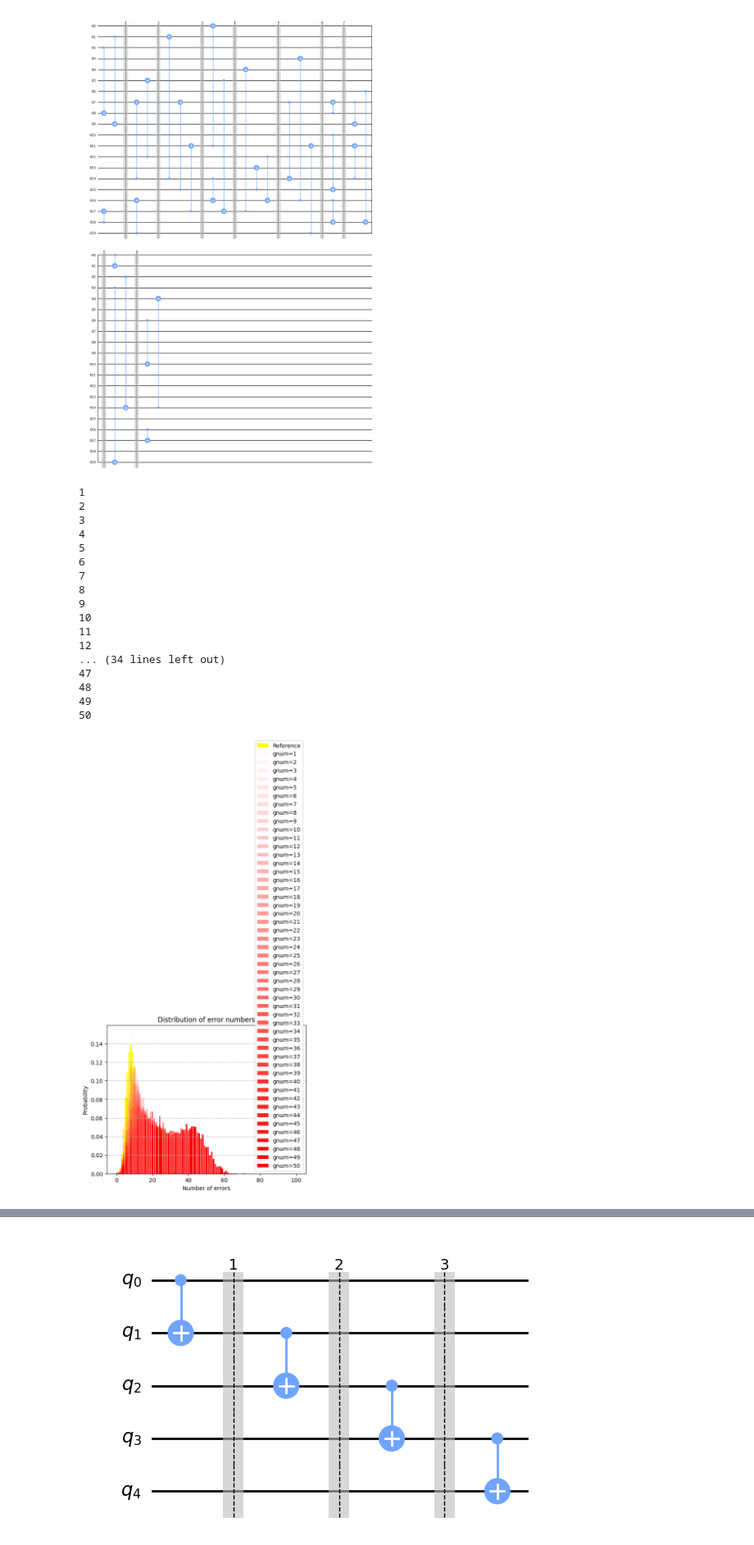
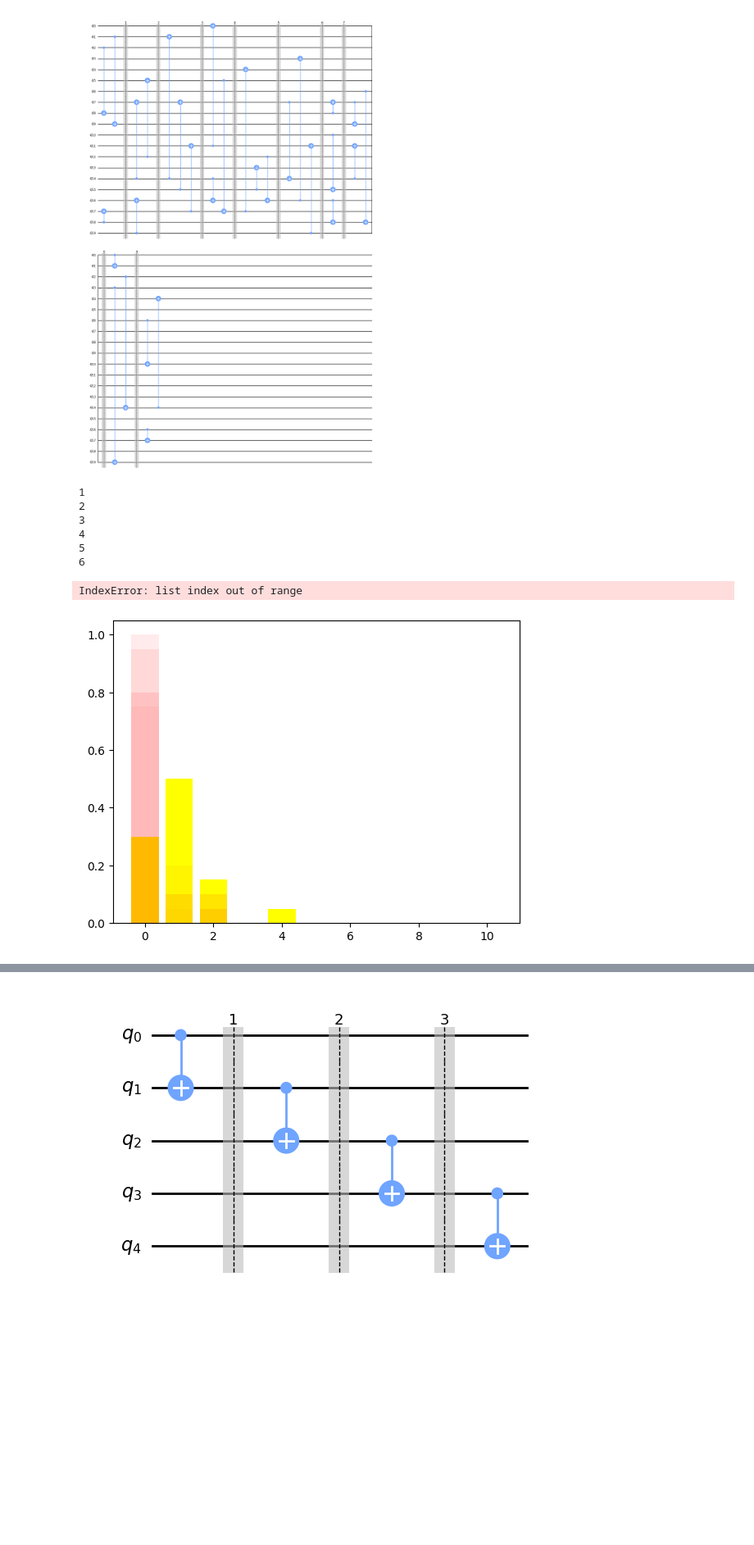
Before and after one commit to yezhuoyang/Qerrorprop, a Jupyter notebook: examples.ipynb, the cells around one changed output, grey strips where cells are left out. Shown at 82% size. Cells and saved outputs as stored; diff of their text form; code cells hidden in the pictures; blank space fills up the shorter version.

Commit message:
Add local connected circuit

```diff
--- a/examples.ipynb
+++ b/examples.ipynb
@@ -364,16 +380,19 @@ circuit._qiskitcircuit.draw(output='mpl',scale=0.5)
 # %% [output]
 [figure]
 # %%
-from CNOTCircuit import CNOTCircuit,transversal_circuit,random_circuit
+from CNOTCircuit import CNOTCircuit,transversal_circuit,random_circuit, local_connected_circuit
 import matplotlib.pyplot as plt
 
 
 expectation_list=[]
 std_list=[]
 
-circuit0=CNOTCircuit(100,10,0.01)
+expectation_list_local=[]
+std_list_local=[]
+
+circuit0=CNOTCircuit(10,10,0.01)
 circuit0.construct_all()
-dis0=circuit0.calculate_distribution_sample(2000)
+dis0=circuit0.calculate_distribution_sample(20)
 keys = list(dis0.keys())
 values = list(dis0.values())
 
@@ -381,9 +400,9 @@ refexp,refstd=circuit0.get_expectation_and_std()
 
 
 
-circuitfinal=CNOTCircuit(100,500,0.01)
+circuitfinal=CNOTCircuit(10,500,0.01)
 circuitfinal.construct_all()
-dis1=circuitfinal.calculate_distribution_sample(2000)
+dis1=circuitfinal.calculate_distribution_sample(20)
 keys = list(dis0.keys())
 values = list(dis0.values())
 
@@ -395,51 +414,62 @@ finalexp,finalstd=circuitfinal.get_expectation_and_std()
 plt.bar(keys, values, color=(1, 1, 0, 1), label="Reference")
 
 
-gnum_list=[1,2,3,4,5,6,7,8,9,10,11,12,13,14,15,16,17,18,19,20,21,22,23,24,25,26,27,28,29,30,31,32,33,34,35,36,37,38,39,40,41,42,43,44,45,46,47,48,49,50]
+#gnum_list=[1,2,3,4,5,6,7,8,9,10,11,12,13,14,15,16,17,18,19,20,21,22,23,24,25,26,27,28,29,30,31,32,33,34,35,36,37,38,39,40,41,42,43,44,45,46,47,48,49,50]
 
+gnum_list=[1,2,3,4,5]
+
+
+for gnum in gnum_list:
+    print(gnum)
+    circuit=local_connected_circuit(10,10,gnum,0.01)
+    circuit.construct_all()
+    dis = circuit.calculate_distribution_sample(20)
+    tmpexp,tmpstd=circuit.get_expectation_and_std()
+    expectation_list_local.append(tmpexp)
+    std_list_local.append(tmpstd)
+    keys = list(dis.keys())
+    values = list(dis.values())
+
+    # Normalize T to a value between 0 and 1 for the alpha
+    alpha = gnum / max(gnum_list)
+    plt.bar(keys, values, color=(1, 0, 0, alpha), label=f'gnum={gnum}')
 
 
 
 for gnum in gnum_list:
     print(gnum)
-    circuit=random_circuit(100,10,gnum,0.01)
+    circuit=random_circuit(10,10,gnum,0.01)
     circuit.construct_all()
-    dis = circuit.calculate_distribution_sample(2000)
+    dis = circuit.calculate_distribution_sample(20)
     tmpexp,tmpstd=circuit.get_expectation_and_std()
     expectation_list.append(tmpexp)
     std_list.append(tmpstd)
     keys = list(dis.keys())
     values = list(dis.values())
 
     # Normalize T to a value between 0 and 1 for the alpha
     alpha = gnum / max(gnum_list)
     plt.bar(keys, values, color=(1, 0, 0, alpha), label=f'gnum={gnum}')
 
+
+
+
+
 plt.xlabel('Number of errors')
 plt.ylabel('Probability')
 plt.title('Distribution of error numbers')
 plt.grid(axis='y', linestyle='--')
 plt.legend()
 plt.show()
 # %% [output]
 1
 2
 3
 4
 5
 6
-7
-8
-9
-10
-11
-12
-... (34 lines left out)
-47
-48
-49
-50
+IndexError: list index out of range
-[figure, old version]
+[figure, new version]
 # %%
 
 plt.figure(figsize=(8, 6))
```
Also changed, not shown: parts of 21 cells of this notebook, 1 other file.
